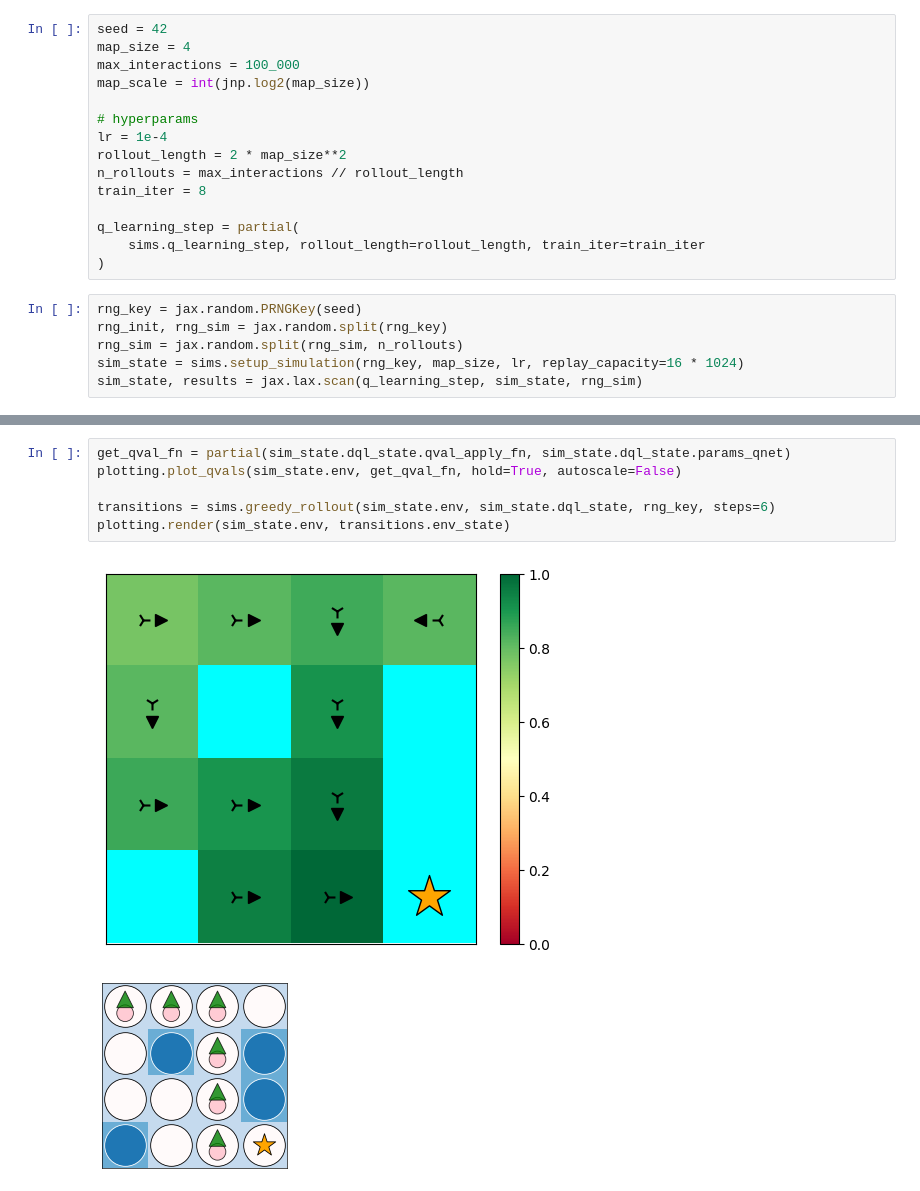
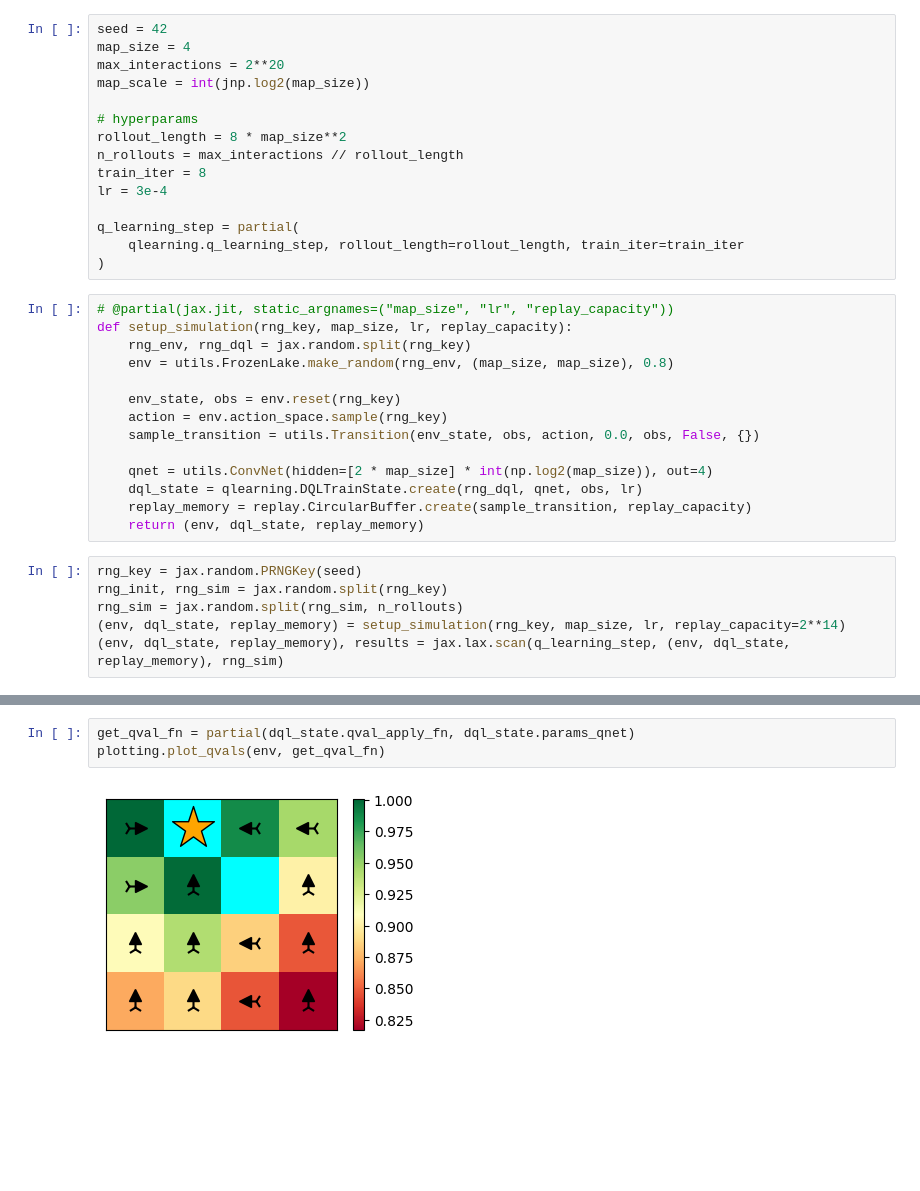
Before and after one commit to davidesartor/MANGO-lite, a Jupyter notebook: imdone/test qlearning.ipynb, the cells around one changed output, grey strips where cells are left out. Drawn from its saved outputs; the diff is of its cells as text; blank space fills up the shorter version.

```diff
--- a/imdone/test qlearning.ipynb
+++ b/imdone/test qlearning.ipynb
@@ -9,24 +13,38 @@ import sims
 # %%
 seed = 42
 map_size = 4
-max_interactions = 100_000
+max_interactions = 2**20
 map_scale = int(jnp.log2(map_size))
 
 # hyperparams
-lr = 1e-4
-rollout_length = 2 * map_size**2
+rollout_length = 8 * map_size**2
 n_rollouts = max_interactions // rollout_length
 train_iter = 8
+lr = 3e-4
 
 q_learning_step = partial(
-    sims.q_learning_step, rollout_length=rollout_length, train_iter=train_iter
+    qlearning.q_learning_step, rollout_length=rollout_length, train_iter=train_iter
 )
+# %%
+# @partial(jax.jit, static_argnames=("map_size", "lr", "replay_capacity"))
+def setup_simulation(rng_key, map_size, lr, replay_capacity):
+    rng_env, rng_dql = jax.random.split(rng_key)
+    env = utils.FrozenLake.make_random(rng_env, (map_size, map_size), 0.8)
+
+    env_state, obs = env.reset(rng_key)
+    action = env.action_space.sample(rng_key)
+    sample_transition = utils.Transition(env_state, obs, action, 0.0, obs, False, {})
+
+    qnet = utils.ConvNet(hidden=[2 * map_size] * int(np.log2(map_size)), out=4)
+    dql_state = qlearning.DQLTrainState.create(rng_dql, qnet, obs, lr)
+    replay_memory = replay.CircularBuffer.create(sample_transition, replay_capacity)
+    return (env, dql_state, replay_memory)
 # %%
 rng_key = jax.random.PRNGKey(seed)
 rng_init, rng_sim = jax.random.split(rng_key)
 rng_sim = jax.random.split(rng_sim, n_rollouts)
-sim_state = sims.setup_simulation(rng_key, map_size, lr, replay_capacity=16 * 1024)
-sim_state, results = jax.lax.scan(q_learning_step, sim_state, rng_sim)
+(env, dql_state, replay_memory) = setup_simulation(rng_key, map_size, lr, replay_capacity=2**14)
+(env, dql_state, replay_memory), results = jax.lax.scan(q_learning_step, (env, dql_state, replay_memory), rng_sim)
 # %%
 import matplotlib.pyplot as plt
 import plotting
@@ -49,9 +70,5 @@ plt.show()
 # %%
-get_qval_fn = partial(sim_state.dql_state.qval_apply_fn, sim_state.dql_state.params_qnet)
-plotting.plot_qvals(sim_state.env, get_qval_fn, hold=True, autoscale=False)
-
-transitions = sims.greedy_rollout(sim_state.env, sim_state.dql_state, rng_key, steps=6)
-plotting.render(sim_state.env, transitions.env_state)
+get_qval_fn = partial(dql_state.qval_apply_fn, dql_state.params_qnet)
+plotting.plot_qvals(env, get_qval_fn)
 # %% [output]
-[figure, old version]
+[figure, new version]
-[figure, removed]
```
Also changed, not shown: parts of 5 cells of this notebook, 8 other files.
